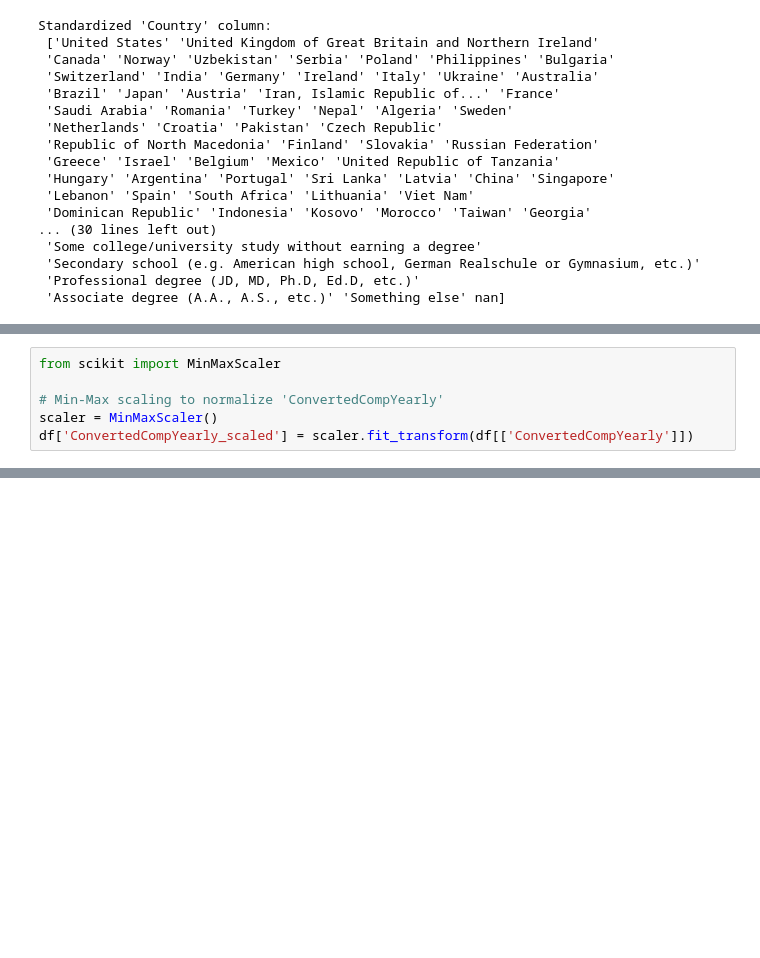
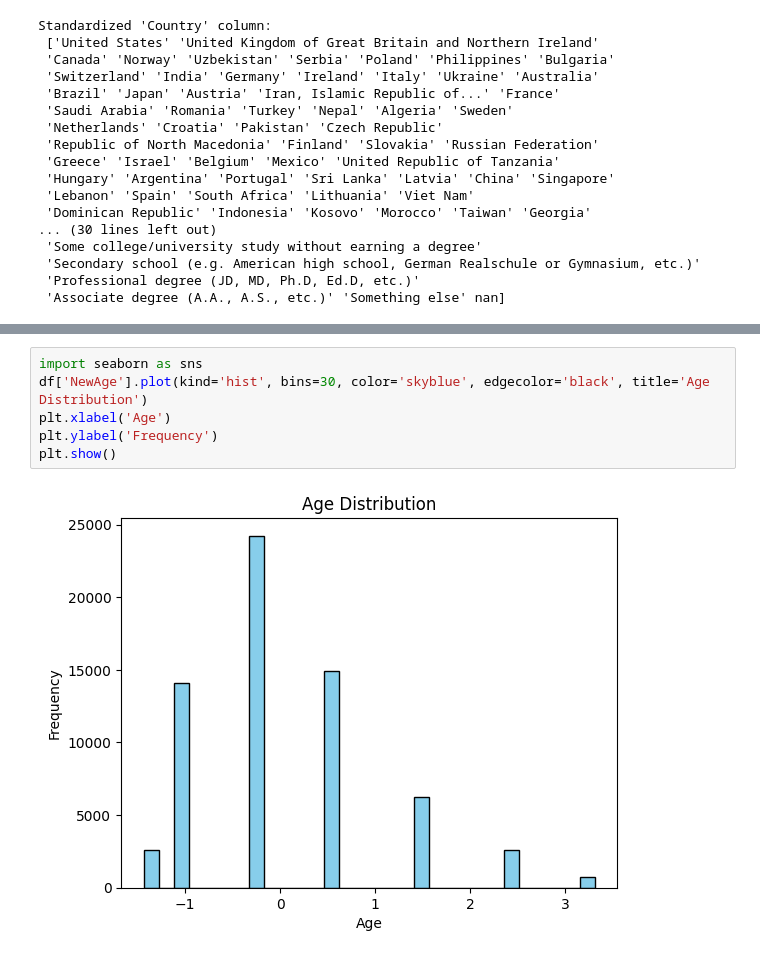
Before and after one commit to MoetezAbbassi/Python-Projects, a Jupyter notebook: IBM Data Analytics mini-projects/IBM Capstone Project/ibm.ipynb, the cells around one changed output, grey strips where cells are left out. Drawn from its saved outputs; the diff is of its cells as text; blank space fills up the shorter version.

```diff
--- a/IBM Data Analytics mini-projects/IBM Capstone Project/ibm.ipynb
+++ b/IBM Data Analytics mini-projects/IBM Capstone Project/ibm.ipynb
@@ -266,6 +288,0 @@ df['RemoteWork'] = df['RemoteWork'].fillna(df['RemoteWork'].mode()[0])
-# %%
-from scikit import MinMaxScaler
-
-# Min-Max scaling to normalize 'ConvertedCompYearly'
-scaler = MinMaxScaler()
-df['ConvertedCompYearly_scaled'] = scaler.fit_transform(df[['ConvertedCompYearly']])
@@ -277,0 +432,8 @@ df['ConvertedCompYearly_log'] = np.log(df['ConvertedCompYearly'] + 1)  # Adding
+# %%
+import seaborn as sns
+df['NewAge'].plot(kind='hist', bins=30, color='skyblue', edgecolor='black', title='Age Distribution')
+plt.xlabel('Age')
+plt.ylabel('Frequency')
+plt.show()
+# %% [output]
+[figure, added]
```
Also changed, not shown: parts of 15 cells of this notebook.
